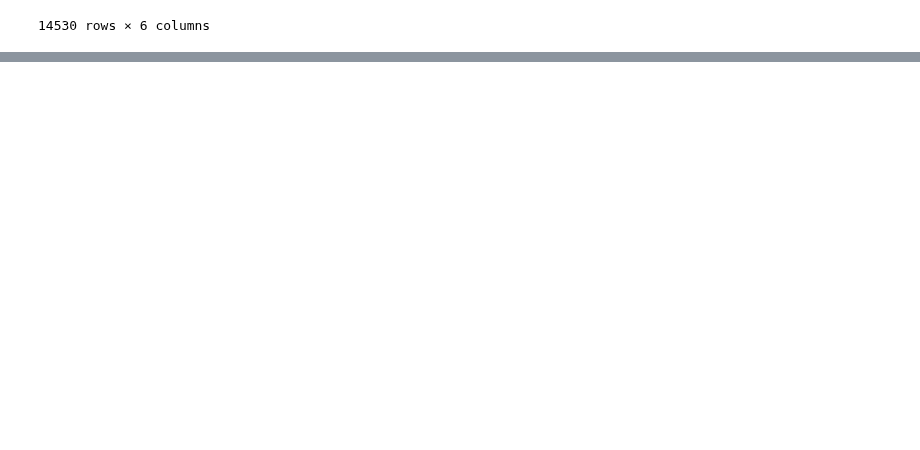
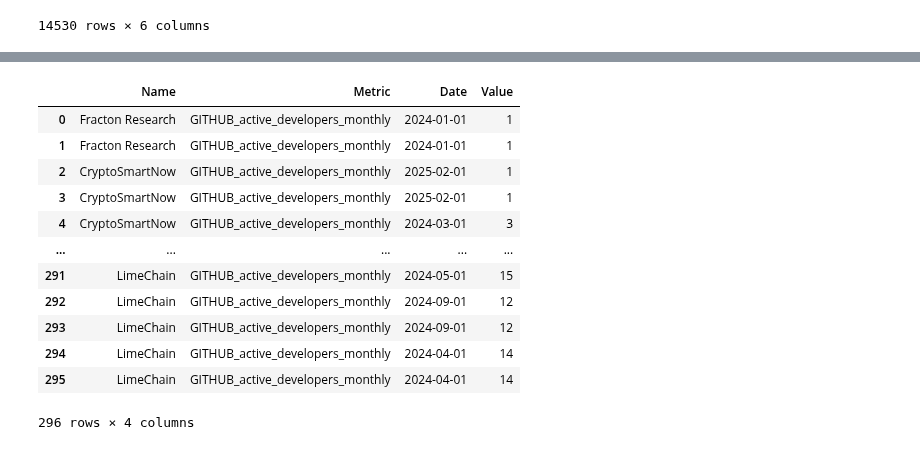
Before and after one commit to rohitmalekar/stylus-dashboard, a Jupyter notebook: stylus-data-files.ipynb, the cells around one changed output, grey strips where cells are left out. Cells and saved outputs as stored; diff of their text form; code cells hidden in the pictures; blank space fills up the shorter version.

```diff
--- a/stylus-data-files.ipynb
+++ b/stylus-data-files.ipynb
@@ -126,0 +196,44 @@ df
+# %%
+
+query = """
+  WITH dep_projects AS (
+  SELECT distinct sboms.from_project_id
+  FROM sboms_v0 sboms
+  JOIN package_owners_v0 package_owners
+    ON sboms.to_package_artifact_name = package_owners.package_artifact_name
+    AND sboms.to_package_artifact_source = package_owners.package_artifact_source
+  WHERE package_owners.package_owner_artifact_namespace = 'offchainlabs'
+    AND package_owners.package_owner_artifact_name = 'stylus-sdk-rs'
+  )
+   SELECT  p.display_name as Name,
+            m.metric_name as Metric,
+            ts.sample_date as Date,
+            ts.amount as Value
+    FROM metrics_v0 m
+    JOIN timeseries_metrics_by_project_v0 ts
+    on m.metric_id = ts.metric_id
+    JOIN projects_v1 p
+    on p.project_id = ts.project_id
+    JOIN dep_projects a
+    on p.project_id = a.from_project_id
+    where metric_name = 'GITHUB_active_developers_monthly'
+    and YEAR(ts.sample_date) in (2024, 2025)
+"""
+
+df = client.to_pandas(query)
+df.to_csv('stylus_dependencies_active_dev_monthly.csv', index=False)
+df
+# %% [output]
+|  | Name | Metric | Date | Value |
+| 0 | Fracton Research | GITHUB_active_developers_monthly | 2024-01-01 | 1 |
+| 1 | Fracton Research | GITHUB_active_developers_monthly | 2024-01-01 | 1 |
+| 2 | CryptoSmartNow | GITHUB_active_developers_monthly | 2025-02-01 | 1 |
+| 3 | CryptoSmartNow | GITHUB_active_developers_monthly | 2025-02-01 | 1 |
+| 4 | CryptoSmartNow | GITHUB_active_developers_monthly | 2024-03-01 | 3 |
+| ... | ... | ... | ... | ... |
+| 291 | LimeChain | GITHUB_active_developers_monthly | 2024-05-01 | 15 |
+| 292 | LimeChain | GITHUB_active_developers_monthly | 2024-09-01 | 12 |
+| 293 | LimeChain | GITHUB_active_developers_monthly | 2024-09-01 | 12 |
+| 294 | LimeChain | GITHUB_active_developers_monthly | 2024-04-01 | 14 |
+| 295 | LimeChain | GITHUB_active_developers_monthly | 2024-04-01 | 14 |
+296 rows × 4 columns
```
Also changed, not shown: parts of 2 cells of this notebook.
